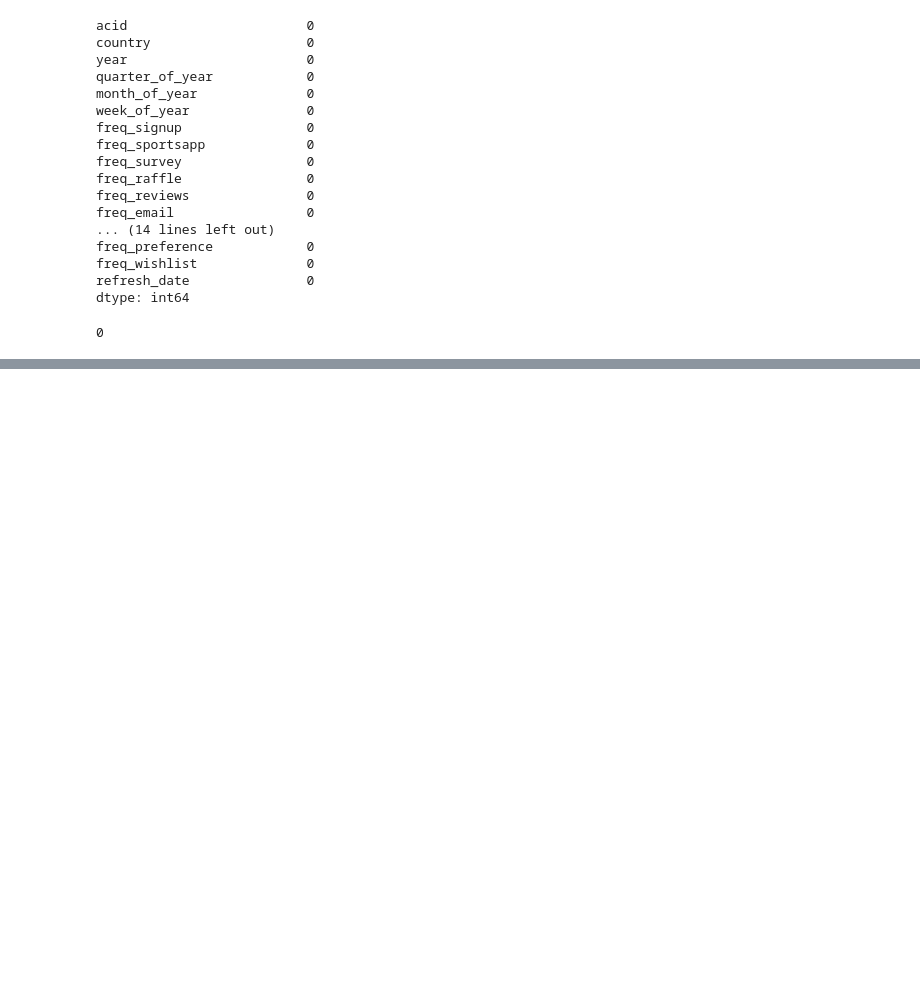
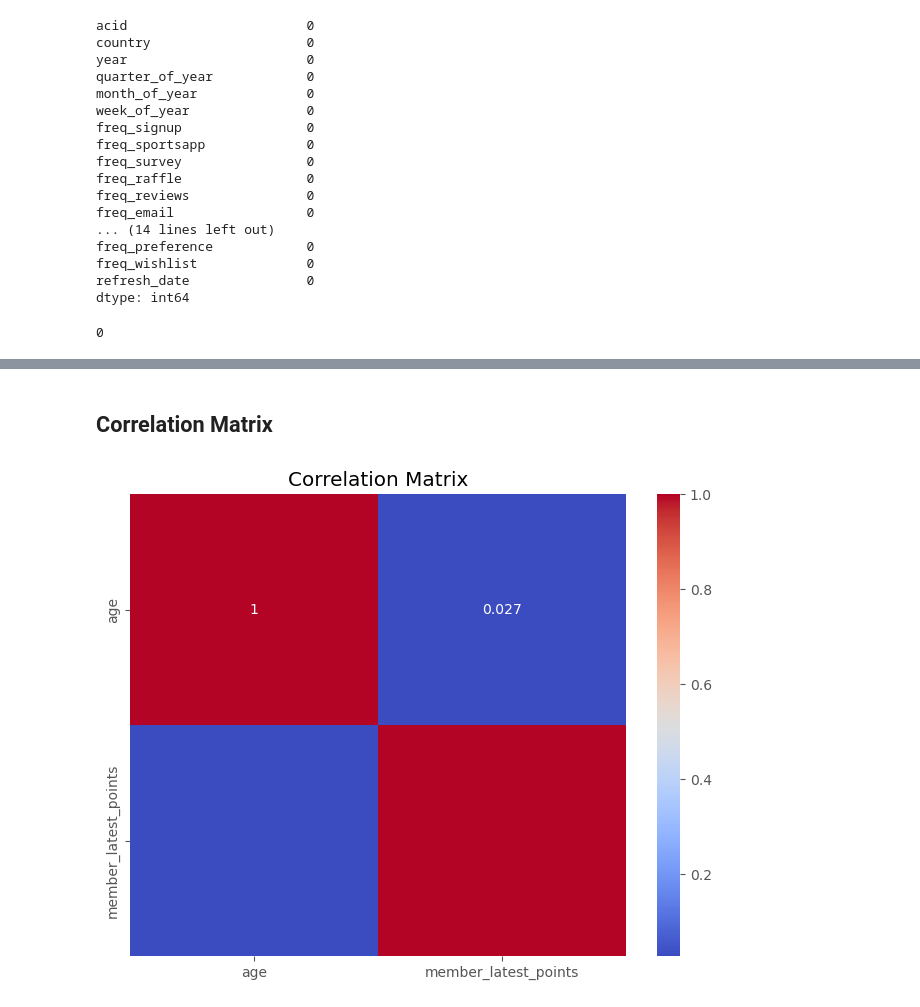
Before and after one commit to mbuvimuia/AdidasSmartRecs, a Jupyter notebook: notebook.ipynb, the cells around one changed output, grey strips where cells are left out. Cells and saved outputs as stored; diff of their text form; code cells hidden in the pictures; blank space fills up the shorter version.

```diff
--- a/notebook.ipynb
+++ b/notebook.ipynb
@@ -304,0 +370,9 @@ print(engagement_gb.duplicated().sum())
+# %% [markdown]
+## Correlation Matrix
+# %%
+plt.figure(figsize=(8, 6))
+sns.heatmap(cons_gb[['age', 'member_latest_points']].corr(), annot=True, cmap='coolwarm')
+plt.title('Correlation Matrix')
+plt.show()
+# %% [output]
+[figure, added]
```
Also changed, not shown: parts of 19 cells of this notebook.
